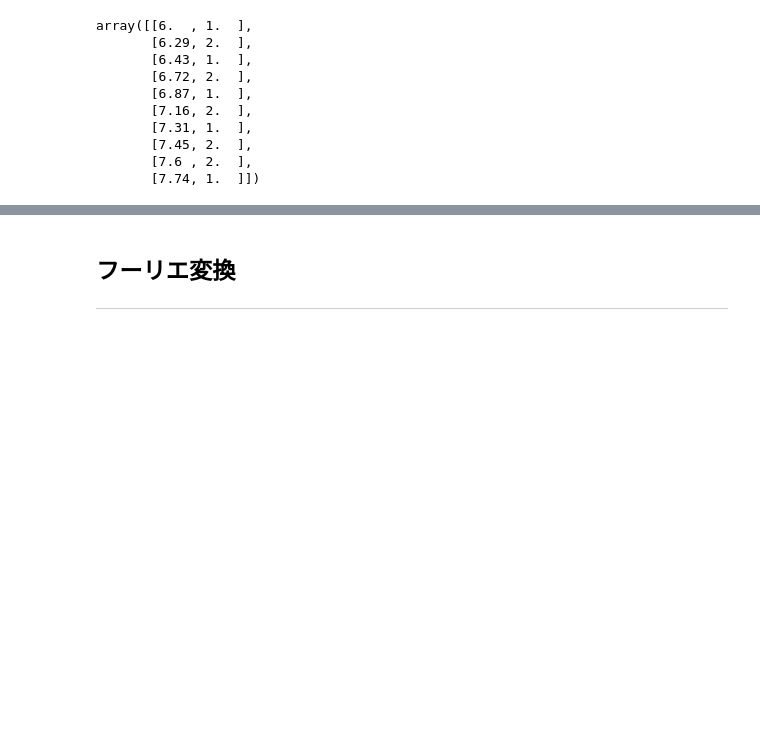
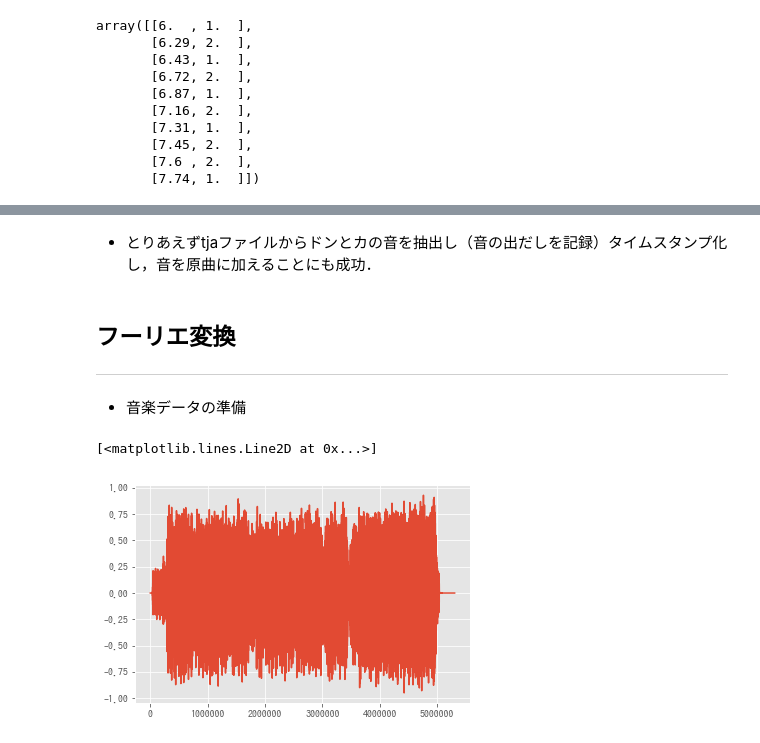
Before and after one commit to seiichiinoue/odcnn, a Jupyter notebook: trial/trial.ipynb, the cells around one changed output, grey strips where cells are left out. Saved outputs shown, nothing was run; the diff lists cells and outputs as text; code cells hidden in the pictures; blank space fills up the shorter version.

```diff
--- a/trial/trial.ipynb
+++ b/trial/trial.ipynb
@@ -166,5 +164,19 @@ synthesize()
+# %% [markdown]
+- とりあえずtjaファイルからドンとカの音を抽出し（音の出だしを記録）タイムスタンプ化し，音を原曲に加えることにも成功．
 # %%
 sf.write('new.wav', data, samplerate)
 # %% [markdown]
 ## フーリエ変換
 ---
+# %% [markdown]
+- 音楽データの準備
+# %%
+music = sf.read('taitatsudata_24karats TRIBE OF GOLD_24karats TRIBE OF GOLD.ogg', always_2d=True)[0]
+# %%
+import matplotlib.pyplot as plt
+plt.style.use('ggplot')
+
+plt.plot(range(len(music)), music[:, 0])
+# %% [output]
+[<matplotlib.lines.Line2D at 0x...>]
+[figure, added]
```
Also changed, not shown: parts of 11 cells of this notebook, 3 other files.
